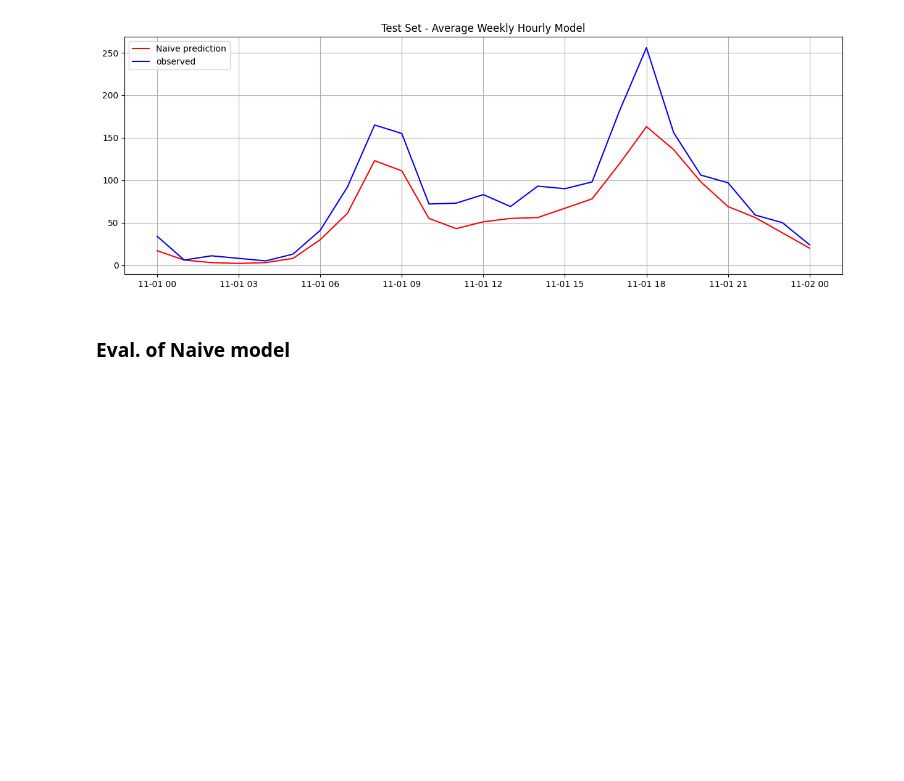
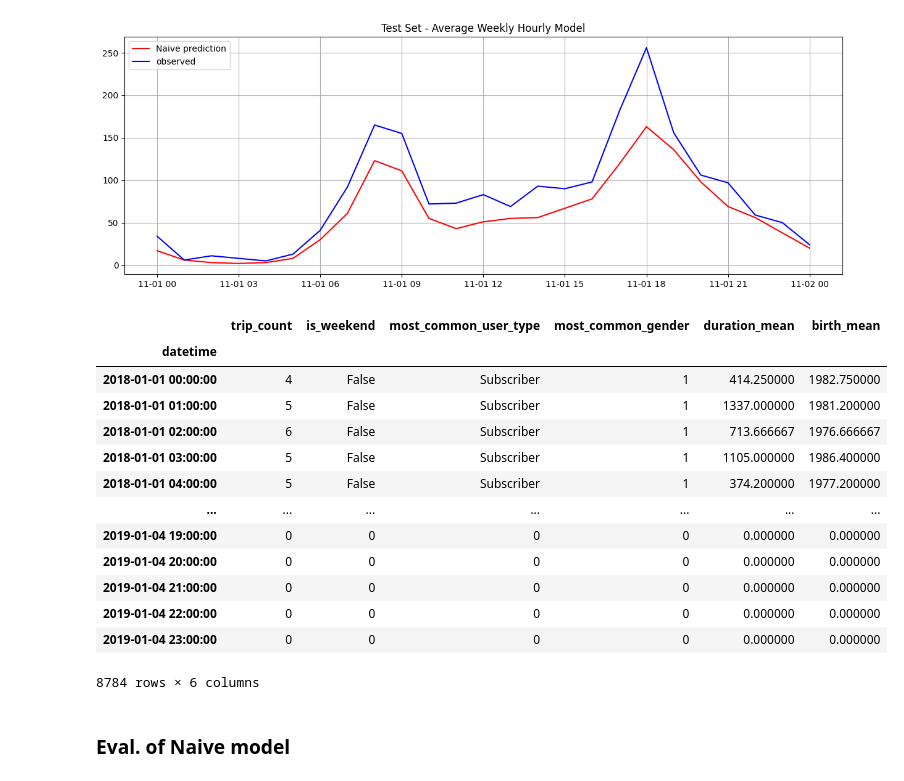
Before and after one commit to katrinemariepedersen/Business_analytics_project, a Jupyter notebook: Naive_prediction_model_4.ipynb, the cells around one changed output. Cells and saved outputs as stored; diff of their text form; code cells hidden in the pictures; blank space fills up the shorter version.

```diff
--- a/Naive_prediction_model_4.ipynb
+++ b/Naive_prediction_model_4.ipynb
@@ -999,6 +999,23 @@ plotprediction(
 )
 # %% [output]
 [figure]
+# %%
+grouped_arrivals
+# %% [output]
+|  | trip_count | is_weekend | most_common_user_type | most_common_gender | duration_mean | birth_mean |
+| datetime |  |  |  |  |  |  |
+| 2018-01-01 00:00:00 | 4 | False | Subscriber | 1 | 414.250000 | 1982.750000 |
+| 2018-01-01 01:00:00 | 5 | False | Subscriber | 1 | 1337.000000 | 1981.200000 |
+| 2018-01-01 02:00:00 | 6 | False | Subscriber | 1 | 713.666667 | 1976.666667 |
+| 2018-01-01 03:00:00 | 5 | False | Subscriber | 1 | 1105.000000 | 1986.400000 |
+| 2018-01-01 04:00:00 | 5 | False | Subscriber | 1 | 374.200000 | 1977.200000 |
+| ... | ... | ... | ... | ... | ... | ... |
+| 2019-01-04 19:00:00 | 0 | 0 | 0 | 0 | 0.000000 | 0.000000 |
+| 2019-01-04 20:00:00 | 0 | 0 | 0 | 0 | 0.000000 | 0.000000 |
+| 2019-01-04 21:00:00 | 0 | 0 | 0 | 0 | 0.000000 | 0.000000 |
+| 2019-01-04 22:00:00 | 0 | 0 | 0 | 0 | 0.000000 | 0.000000 |
+| 2019-01-04 23:00:00 | 0 | 0 | 0 | 0 | 0.000000 | 0.000000 |
+8784 rows × 6 columns
 # %% [markdown]
 ### Eval. of Naive model
 # %%
```
Also changed, not shown: 3 other files.
